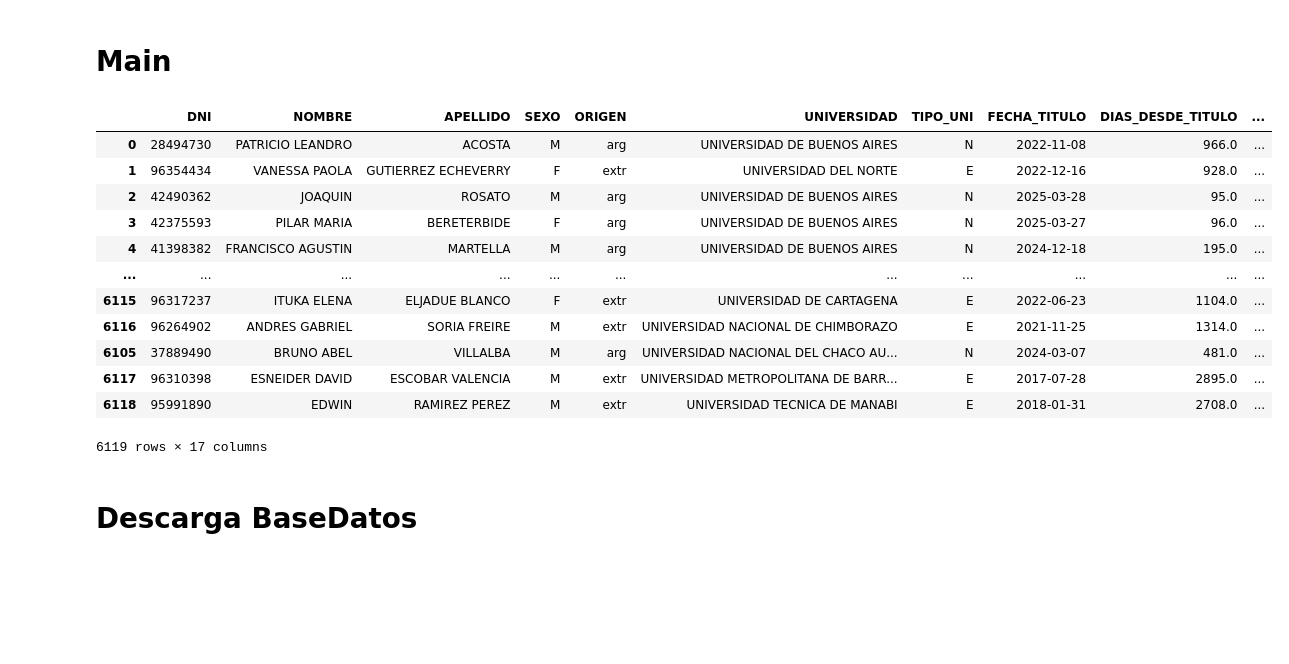
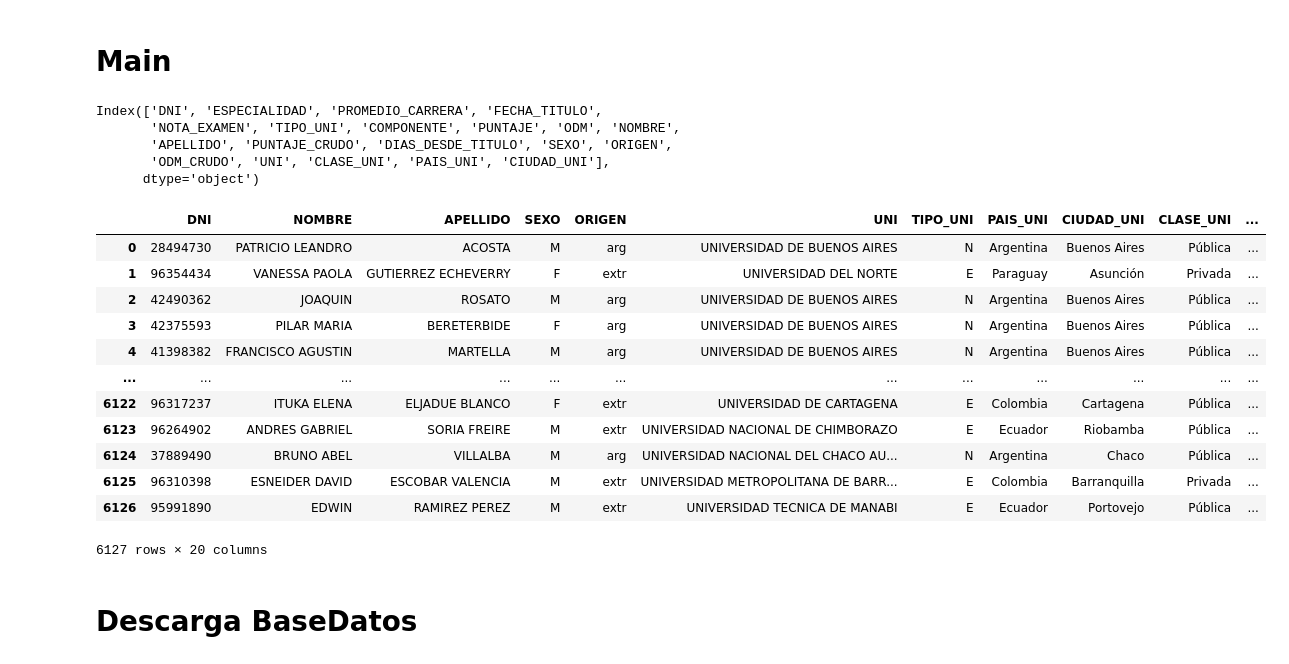
Before and after one commit to LuisaBeccar/ODMexamen, a Jupyter notebook: 21AgostoODM.ipynb, the cells around one changed output. Drawn from its saved outputs; the diff is of its cells as text; code cells hidden in the pictures; blank space fills up the shorter version.

```diff
--- a/21AgostoODM.ipynb
+++ b/21AgostoODM.ipynb
@@ -125,7 +123,7 @@ def limpiar_df(df):
     df['PUNTAJE_CRUDO'] = df['PUNTAJE']-df['COMPONENTE']
 
     # Reemplazos globales en todas las celdas
-    df = df.replace({r'\n': ' ', "En trámite": "01-07-2025"}, regex=True) #crear el espacio entre los nombres en vez de "\n" y poner la fecha que elegi en vez de "en tramite"
+    df = df.replace({r'\n': ' ', "En trámite": "30-06-2025"}, regex=True) #crear el espacio entre los nombres en vez de "\n" y poner la fecha que elegi 30 junio 2025 en vez de "en tramite"
     # Tiempo entre recibido y el examen (1 julio 2025)
     # Definir la fecha cero
     fecha_cero = pd.to_datetime("2025-07-01")
@@ -222,3 +198,27 @@ def asignar_ODM_crudo(df):
+# %%
+def mapear_universidades(df, file_name, nombre_col_original='UNIVERSIDAD'):
+
+    # Descargar y leer el archivo CSV si no existe localmente
+    # Nombre del archivo local
+    """
+    file_name = url.split("/")[-1]
+
+    "if not os.path.isfile(file_name):
+        r = requests.get(url)
+        with open(file_name, "wb") as f:
+            f.write(r.content)
+
+    """
+    universidades = pd.read_csv(file_name)
+
+    # Hacer merge con el df original usando la columna UNIVERSIDAD como clave
+    df = df.merge(universidades[['UNIVERSIDAD','UNI', 'CLASE_UNI', 'PAIS_UNI','CIUDAD_UNI']],
+                         left_on = nombre_col_original, right_on = 'UNIVERSIDAD', how='left')
+
+    # Eliminar la columna original de universidad
+    df = df.drop(columns=[nombre_col_original])
+
+    return df
 # %% [markdown]
 # Main
 # %%
@@ -238,31 +238,38 @@ df = asignar_origen(df, columna_dni='DNI')
 
 df = asignar_ODM_crudo(df)
 
-#urluni = "https://raw.githubusercontent.com/LuisaBeccar/ODMexamen/main/generar_data/universidades.csv"
-#df = mapear_universidades(df, urluni, nombre_col_original='UNIVERSIDAD')
+urluni = "https://raw.githubusercontent.com/LuisaBeccar/ODMexamen/main/generar_data/universidades.csv"
+df = mapear_universidades(df, urluni, nombre_col_original='UNIVERSIDAD')
+# %%
+df.columns
+# %% [output]
+Index(['DNI', 'ESPECIALIDAD', 'PROMEDIO_CARRERA', 'FECHA_TITULO',
+       'NOTA_EXAMEN', 'TIPO_UNI', 'COMPONENTE', 'PUNTAJE', 'ODM', 'NOMBRE',
+       'APELLIDO', 'PUNTAJE_CRUDO', 'DIAS_DESDE_TITULO', 'SEXO', 'ORIGEN',
+       'ODM_CRUDO', 'UNI', 'CLASE_UNI', 'PAIS_UNI', 'CIUDAD_UNI'],
+      dtype='object')
 # %%
 nuevo_orden = ['DNI', 'NOMBRE', 'APELLIDO', 'SEXO', 'ORIGEN',
-               'UNIVERSIDAD', 'TIPO_UNI', # LUEGO AL TENER UNI BORRAR EL # DE ADELANTE Y VER SI HABIA QUE SACAR UNIVERSIDAD DE LA LISTA
-               #'UNI','TIPO_UNI', 'PAIS_UNI', 'CLASE_UNI',
+               'UNI','TIPO_UNI', 'PAIS_UNI', 'CIUDAD_UNI', 'CLASE_UNI',
                'FECHA_TITULO', 'DIAS_DESDE_TITULO', 'PROMEDIO_CARRERA', 'ESPECIALIDAD',
                'NOTA_EXAMEN', 'COMPONENTE', 'PUNTAJE', 'PUNTAJE_CRUDO', 'ODM', 'ODM_CRUDO']
 
 df = df[nuevo_orden]
 df
 # %% [output]
-|  | DNI | NOMBRE | APELLIDO | SEXO | ORIGEN | UNIVERSIDAD | TIPO_UNI | FECHA_TITULO | DIAS_DESDE_TITULO | ... |
-| 0 | 28494730 | PATRICIO LEANDRO | ACOSTA | M | arg | UNIVERSIDAD DE BUENOS AIRES | N | 2022-11-08 | 966.0 | ... |
-| 1 | 96354434 | VANESSA PAOLA | GUTIERREZ ECHEVERRY | F | extr | UNIVERSIDAD DEL NORTE | E | 2022-12-16 | 928.0 | ... |
-| 2 | 42490362 | JOAQUIN | ROSATO | M | arg | UNIVERSIDAD DE BUENOS AIRES | N | 2025-03-28 | 95.0 | ... |
-| 3 | 42375593 | PILAR MARIA | BERETERBIDE | F | arg | UNIVERSIDAD DE BUENOS AIRES | N | 2025-03-27 | 96.0 | ... |
-| 4 | 41398382 | FRANCISCO AGUSTIN | MARTELLA | M | arg | UNIVERSIDAD DE BUENOS AIRES | N | 2024-12-18 | 195.0 | ... |
-| ... | ... | ... | ... | ... | ... | ... | ... | ... | ... | ... |
-| 6115 | 96317237 | ITUKA ELENA | ELJADUE BLANCO | F | extr | UNIVERSIDAD DE CARTAGENA | E | 2022-06-23 | 1104.0 | ... |
-| 6116 | 96264902 | ANDRES GABRIEL | SORIA FREIRE | M | extr | UNIVERSIDAD NACIONAL DE CHIMBORAZO | E | 2021-11-25 | 1314.0 | ... |
-| 6105 | 37889490 | BRUNO ABEL | VILLALBA | M | arg | UNIVERSIDAD NACIONAL DEL CHACO AU... | N | 2024-03-07 | 481.0 | ... |
-| 6117 | 96310398 | ESNEIDER DAVID | ESCOBAR VALENCIA | M | extr | UNIVERSIDAD METROPOLITANA DE BARR... | E | 2017-07-28 | 2895.0 | ... |
-| 6118 | 95991890 | EDWIN | RAMIREZ PEREZ | M | extr | UNIVERSIDAD TECNICA DE MANABI | E | 2018-01-31 | 2708.0 | ... |
+|  | DNI | NOMBRE | APELLIDO | SEXO | ORIGEN | UNI | TIPO_UNI | PAIS_UNI | CIUDAD_UNI | CLASE_UNI | ... |
+| 0 | 28494730 | PATRICIO LEANDRO | ACOSTA | M | arg | UNIVERSIDAD DE BUENOS AIRES | N | Argentina | Buenos Aires | Pública | ... |
+| 1 | 96354434 | VANESSA PAOLA | GUTIERREZ ECHEVERRY | F | extr | UNIVERSIDAD DEL NORTE | E | Paraguay | Asunción | Privada | ... |
+| 2 | 42490362 | JOAQUIN | ROSATO | M | arg | UNIVERSIDAD DE BUENOS AIRES | N | Argentina | Buenos Aires | Pública | ... |
+| 3 | 42375593 | PILAR MARIA | BERETERBIDE | F | arg | UNIVERSIDAD DE BUENOS AIRES | N | Argentina | Buenos Aires | Pública | ... |
+| 4 | 41398382 | FRANCISCO AGUSTIN | MARTELLA | M | arg | UNIVERSIDAD DE BUENOS AIRES | N | Argentina | Buenos Aires | Pública | ... |
+| ... | ... | ... | ... | ... | ... | ... | ... | ... | ... | ... | ... |
+| 6122 | 96317237 | ITUKA ELENA | ELJADUE BLANCO | F | extr | UNIVERSIDAD DE CARTAGENA | E | Colombia | Cartagena | Pública | ... |
+| 6123 | 96264902 | ANDRES GABRIEL | SORIA FREIRE | M | extr | UNIVERSIDAD NACIONAL DE CHIMBORAZO | E | Ecuador | Riobamba | Pública | ... |
+| 6124 | 37889490 | BRUNO ABEL | VILLALBA | M | arg | UNIVERSIDAD NACIONAL DEL CHACO AU... | N | Argentina | Chaco | Pública | ... |
+| 6125 | 96310398 | ESNEIDER DAVID | ESCOBAR VALENCIA | M | extr | UNIVERSIDAD METROPOLITANA DE BARR... | E | Colombia | Barranquilla | Privada | ... |
+| 6126 | 95991890 | EDWIN | RAMIREZ PEREZ | M | extr | UNIVERSIDAD TECNICA DE MANABI | E | Ecuador | Portovejo | Pública | ... |
-6119 rows × 17 columns
+6127 rows × 20 columns
 # %% [markdown]
 # Descarga BaseDatos
 # %%
```
Also changed, not shown: parts of 10 cells of this notebook, 1 other file.
